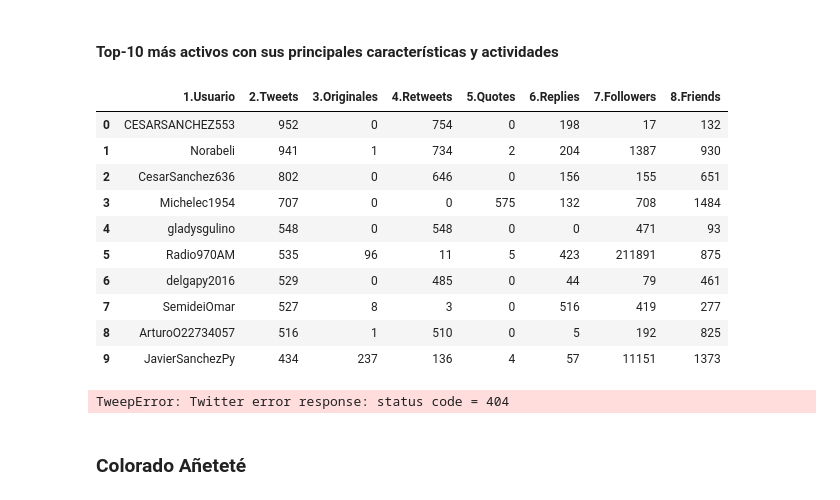
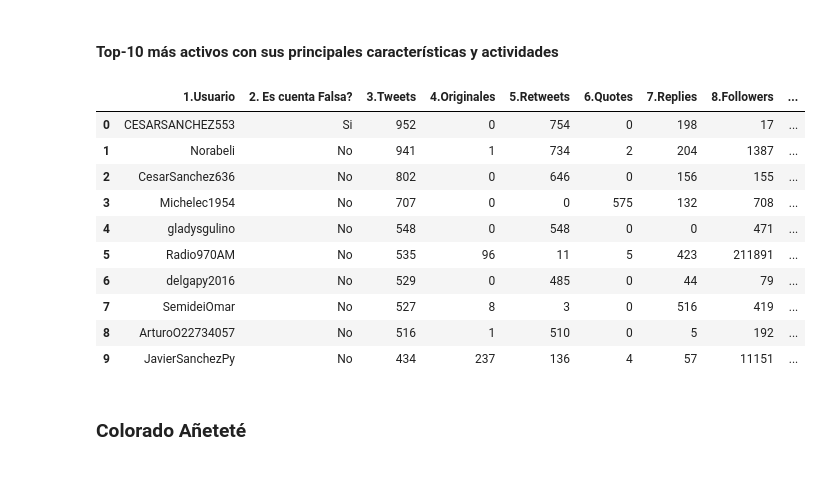
Before and after one commit to ParticipaPY/politic-bots, a Jupyter notebook: reports/notebooks/bots_politicos_internas_anr_2017.ipynb, the cells around one changed output. Drawn from its saved outputs; the diff is of its cells as text; code cells hidden in the pictures.

Commit message:
Add a column that indicates whether the user is a fake account or not

```diff
--- a/reports/notebooks/bots_politicos_internas_anr_2017.ipynb
+++ b/reports/notebooks/bots_politicos_internas_anr_2017.ipynb
@@ -1016,34 +1031,34 @@ users = dbu.get_users_and_activity(**{'partido': 'anr', 'movimiento': 'honor col
 # %%
 top10_tuiteros_hc = []
 for i in range(10):
     tuitero_hc = {'1.Usuario': users[i]['screen_name'],
-                  '2.Tweets': users[i]['tweets'],
-                  '3.Originales': users[i]['original_tweets'],
-                  '4.Retweets': users[i]['rts'],
-                  '5.Quotes': users[i]['qts'],
-                  '6.Replies': users[i]['rps'],
-                  '7.Followers': users[i]['followers'],
-                  '8.Friends': users[i]['friends']}
+                  '3.Tweets': users[i]['tweets'],
+                  '4.Originales': users[i]['original_tweets'],
+                  '5.Retweets': users[i]['rts'],
+                  '6.Quotes': users[i]['qts'],
+                  '7.Replies': users[i]['rps'],
+                  '8.Followers': users[i]['followers'],
+                  '9.Friends': users[i]['friends']}
+    # 0.87 es el límite del tercer quartil en la distribución de
+    # las probabilidades de ser bot o cuenta falsa
+    if users[i]['pbb'] > 0.87:
+        tuitero_hc['2. Es cuenta Falsa?'] = 'Si'
+    else:
+        tuitero_hc['2. Es cuenta Falsa?'] = 'No'
     top10_tuiteros_hc.append(tuitero_hc)
 pd.DataFrame(top10_tuiteros_hc)
 # %% [output]
-|  | 1.Usuario | 2.Tweets | 3.Originales | 4.Retweets | 5.Quotes | 6.Replies | 7.Followers | 8.Friends |
-| 0 | CESARSANCHEZ553 | 952 | 0 | 754 | 0 | 198 | 17 | 132 |
-| 1 | Norabeli | 941 | 1 | 734 | 2 | 204 | 1387 | 930 |
-| 2 | CesarSanchez636 | 802 | 0 | 646 | 0 | 156 | 155 | 651 |
-| 3 | Michelec1954 | 707 | 0 | 0 | 575 | 132 | 708 | 1484 |
-| 4 | gladysgulino | 548 | 0 | 548 | 0 | 0 | 471 | 93 |
-| 5 | Radio970AM | 535 | 96 | 11 | 5 | 423 | 211891 | 875 |
-| 6 | delgapy2016 | 529 | 0 | 485 | 0 | 44 | 79 | 461 |
-| 7 | SemideiOmar | 527 | 8 | 3 | 0 | 516 | 419 | 277 |
-| 8 | ArturoO22734057 | 516 | 1 | 510 | 0 | 5 | 192 | 825 |
-| 9 | JavierSanchezPy | 434 | 237 | 136 | 4 | 57 | 11151 | 1373 |
+|  | 1.Usuario | 2. Es cuenta Falsa? | 3.Tweets | 4.Originales | 5.Retweets | 6.Quotes | 7.Replies | 8.Followers | ... |
+| 0 | CESARSANCHEZ553 | Si | 952 | 0 | 754 | 0 | 198 | 17 | ... |
+| 1 | Norabeli | No | 941 | 1 | 734 | 2 | 204 | 1387 | ... |
+| 2 | CesarSanchez636 | No | 802 | 0 | 646 | 0 | 156 | 155 | ... |
+| 3 | Michelec1954 | No | 707 | 0 | 0 | 575 | 132 | 708 | ... |
+| 4 | gladysgulino | No | 548 | 0 | 548 | 0 | 0 | 471 | ... |
+| 5 | Radio970AM | No | 535 | 96 | 11 | 5 | 423 | 211891 | ... |
+| 6 | delgapy2016 | No | 529 | 0 | 485 | 0 | 44 | 79 | ... |
+| 7 | SemideiOmar | No | 527 | 8 | 3 | 0 | 516 | 419 | ... |
+| 8 | ArturoO22734057 | No | 516 | 1 | 510 | 0 | 5 | 192 | ... |
+| 9 | JavierSanchezPy | No | 434 | 237 | 136 | 4 | 57 | 11151 | ... |
-# %%
-from src.bot_detector.bot_detector import BotDetector
-bot_detector = BotDetector()
-bot_detector.compute_bot_probability(['CESARSANCHEZ553'])
-# %% [output]
-TweepError: Twitter error response: status code = 404
 # %% [markdown]
 ### Colorado Añeteté
 # %%
```
Also changed, not shown: parts of 14 cells of this notebook.
